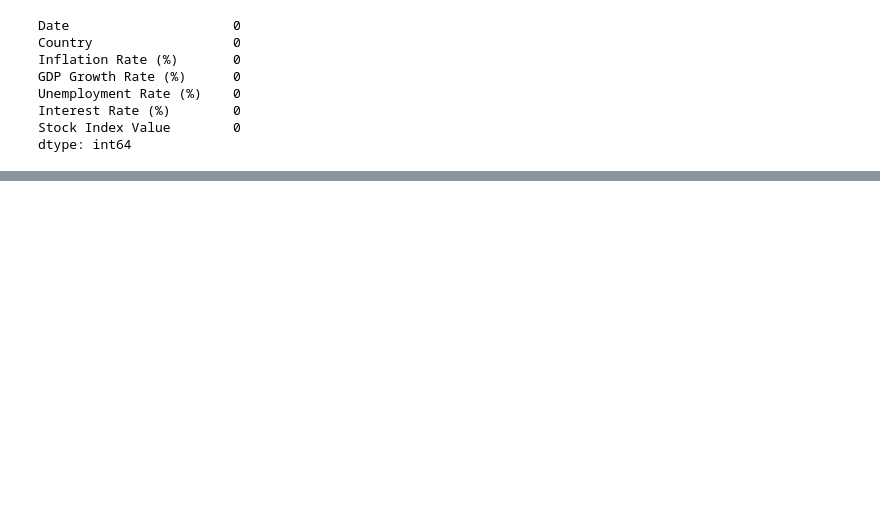
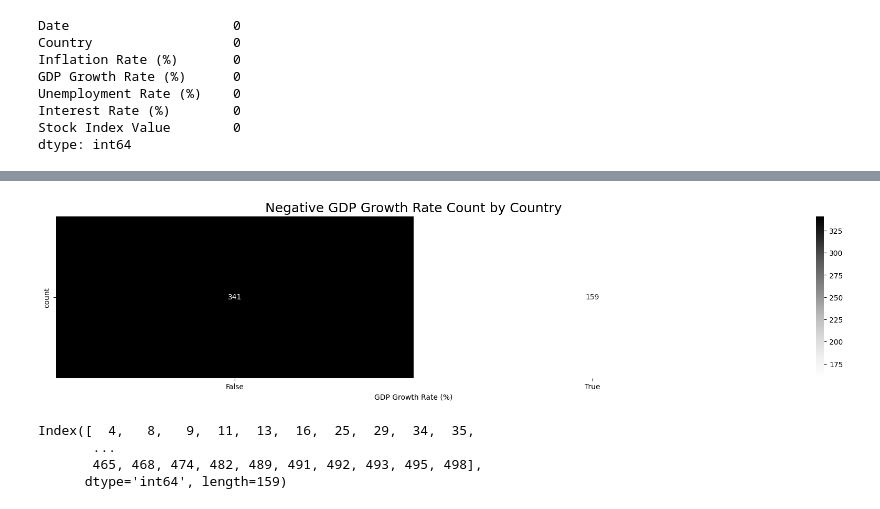
Before and after one commit to muhammederbay10/clustering-countries-economic-indicators, a Jupyter notebook: Countries.ipynb, the cells around one changed output, grey strips where cells are left out. Drawn from its saved outputs; the diff is of its cells as text; code cells hidden in the pictures; blank space fills up the shorter version.

```diff
--- a/Countries.ipynb
+++ b/Countries.ipynb
@@ -38,0 +135,17 @@ dtype: int64
+# %%
+# Number Of Negative Values of GDP
+neg_values = df['GDP Growth Rate (%)'] < 0
+
+plt.figure(figsize=(22, 4))
+sns.heatmap(pd.DataFrame(neg_values.value_counts()).T, annot=True, cmap='Greys', fmt='0.0f').set_title('Negative GDP Growth Rate Count by Country', fontsize=18)
+plt.show()
+# %% [output]
+[figure, added]
+# %%
+neg_indices = df.loc[neg_values].index
+neg_indices
+# %% [output]
+Index([  4,   8,   9,  11,  13,  16,  25,  29,  34,  35,
+       ...
+       465, 468, 474, 482, 489, 491, 492, 493, 495, 498],
+      dtype='int64', length=159)
```
Also changed, not shown: parts of 15 cells of this notebook.
